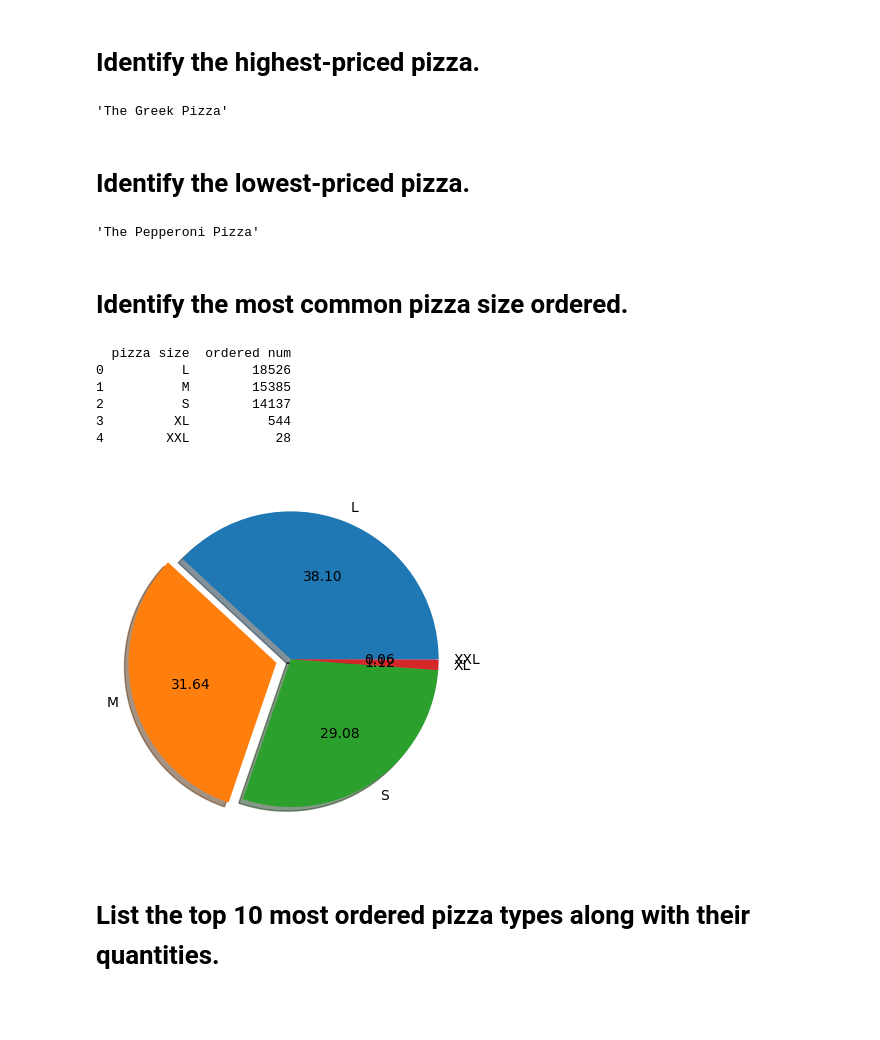
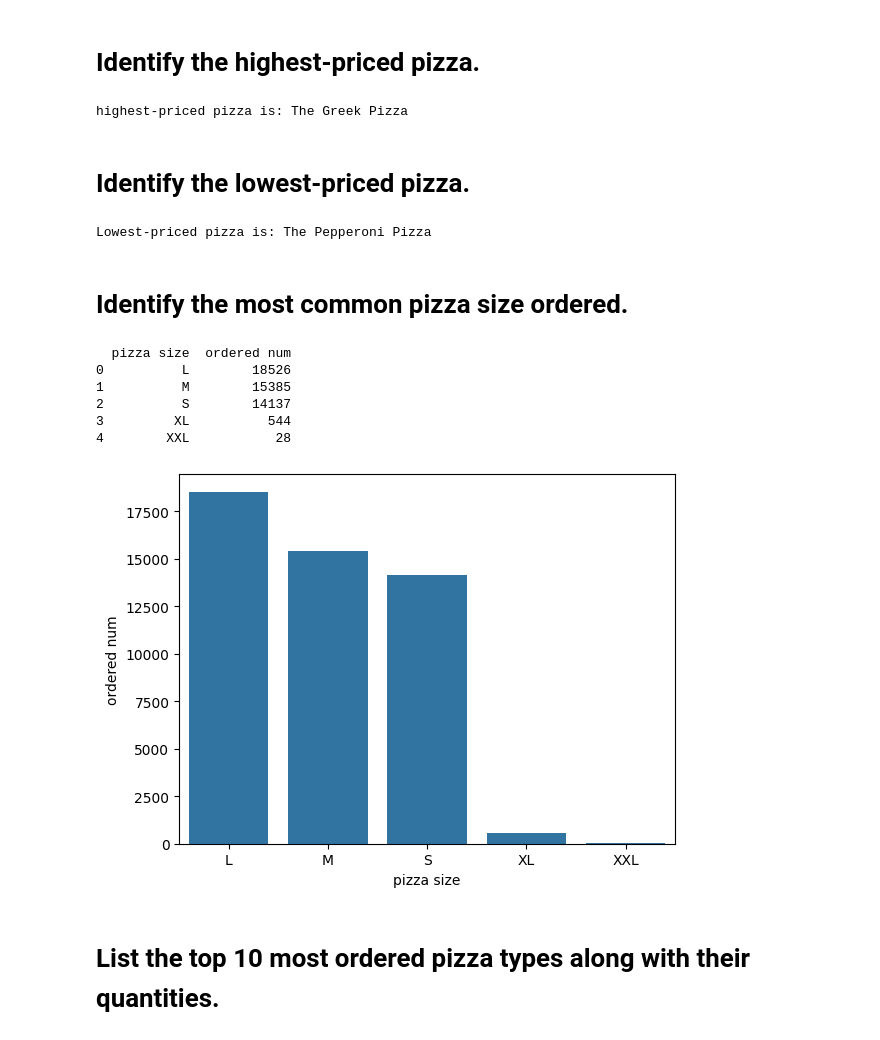
Before and after one commit to AftabQuant/Data-Analysis-Project, a Jupyter notebook: Pizza Sales Project/Pizzalytics.ipynb, the cells around one changed output. Drawn from its saved outputs; the diff is of its cells as text; code cells hidden in the pictures; blank space fills up the shorter version.

```diff
--- a/Pizza Sales Project/Pizzalytics.ipynb
+++ b/Pizza Sales Project/Pizzalytics.ipynb
@@ -50,9 +49,9 @@ on pizzas.pizza_type_id = pizza_types.pizza_type_id
 order by pizzas.price desc limit 1 """
 cur.execute(query)
 data = cur.fetchall()
-data[0][0]
+print("highest-priced pizza is:",data[0][0])
 # %% [output]
-'The Greek Pizza'
+highest-priced pizza is: The Greek Pizza
 # %% [markdown]
 # Identify the lowest-priced pizza.
 # %%
@@ -62,32 +61,31 @@ on pizzas.pizza_type_id = pizza_types.pizza_type_id
 order by pizzas.price asc limit 1 """
 cur.execute(query)
 data = cur.fetchall()
-data[0][0]
+print("Lowest-priced pizza is:",data[0][0])
 # %% [output]
-'The Pepperoni Pizza'
+Lowest-priced pizza is: The Pepperoni Pizza
 # %% [markdown]
 # Identify the most common pizza size ordered.
 # %%
 query = """ select size, count(quantity) as count from pizzas
 join order_details
 on order_details.pizza_id = pizzas.pizza_id
 group by pizzas.size
 order by count desc """
 cur.execute(query)
 data = cur.fetchall()
 df = pd.DataFrame(data, columns = ['pizza size', 'ordered num'])
 print(df)
-ex = [0,0.1,0,0,0]
-plt.pie(x = df['ordered num'], labels = df['pizza size'], autopct = "%.2f", explode = ex, shadow=True)
+sns.barplot(data=df, x=df['pizza size'], y=df['ordered num'])
 plt.show()
 # %% [output]
   pizza size  ordered num
 0          L        18526
 1          M        15385
 2          S        14137
 3         XL          544
 4        XXL           28
-[figure, old version]
+[figure, new version]
 # %% [markdown]
 # List the top 10 most ordered pizza types along with their quantities.
 # %%
```
Also changed, not shown: parts of 10 cells of this notebook, 1 other file.
